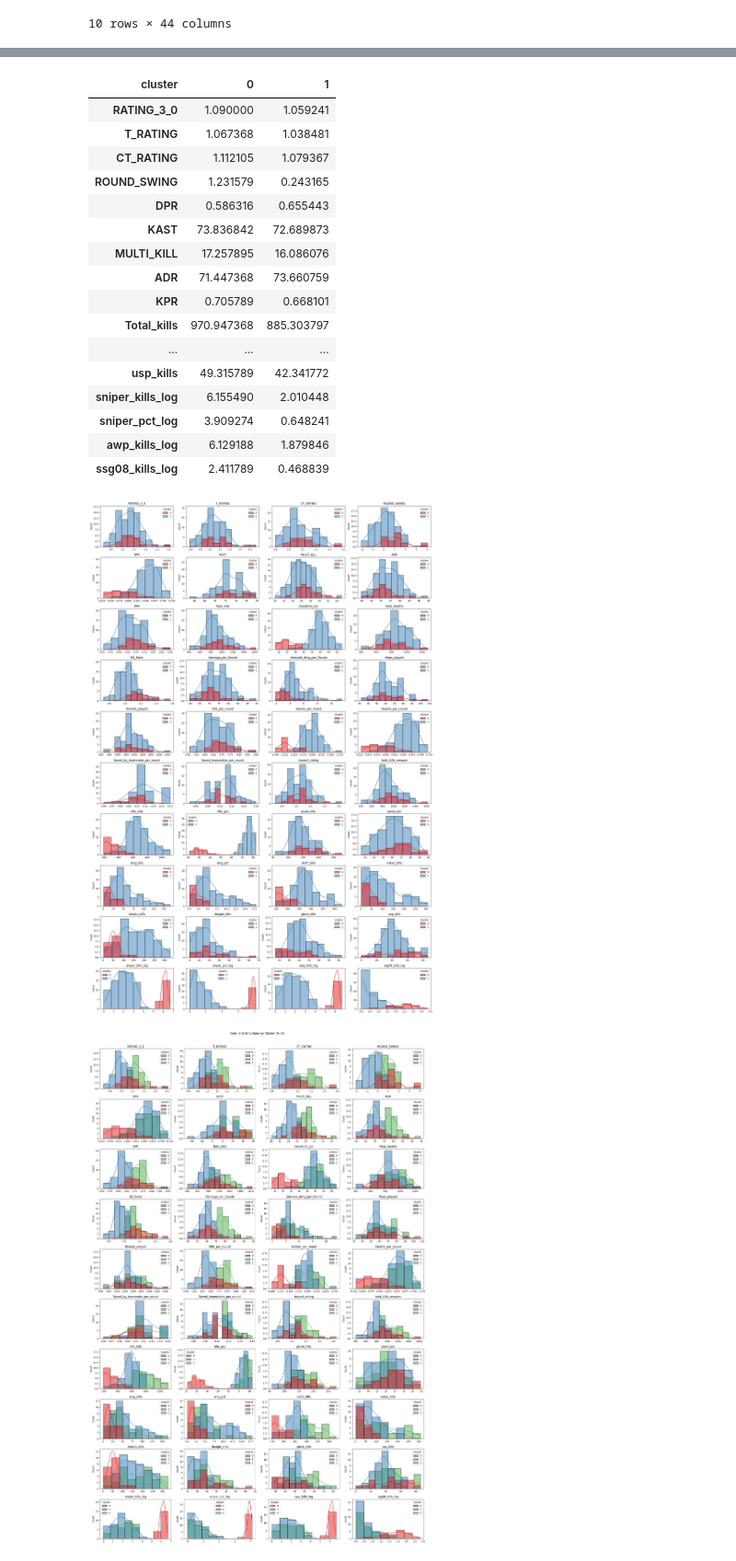
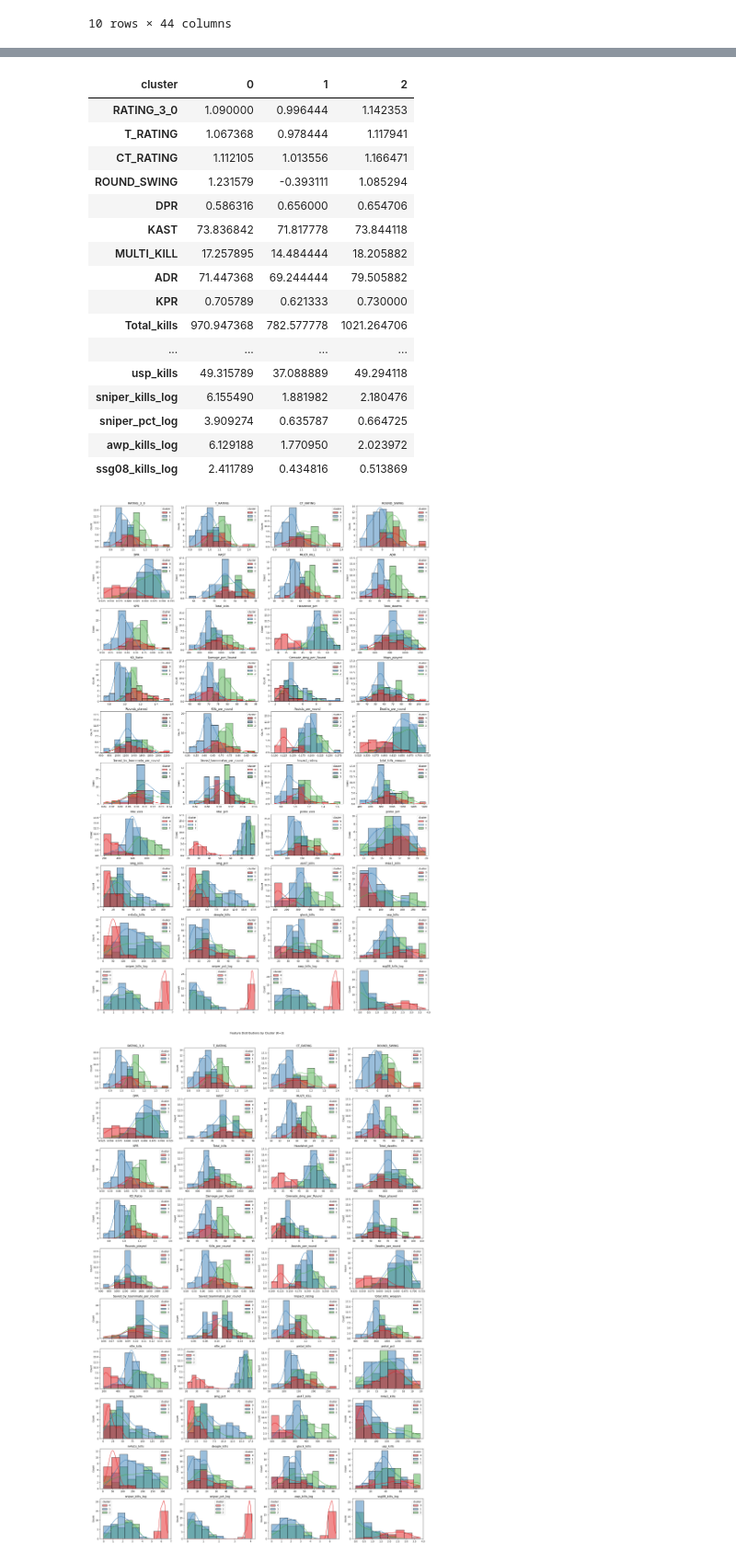
Before and after one commit to dantngn98/hltv_players_unsupervised_learning, a Jupyter notebook: notebooks/Kmeans_clustering.ipynb, the cells around one changed output, grey strips where cells are left out. Shown at 92% size. Drawn from its saved outputs; the diff is of its cells as text; code cells hidden in the pictures.

Commit message:
updated to fit the blog
- added fig.savefig for any plot that we needed in the blog
- updated table to utilize 3 k-means instead of 2
- added top 5 features plots

```diff
--- a/notebooks/Kmeans_clustering.ipynb
+++ b/notebooks/Kmeans_clustering.ipynb
@@ -165,31 +224,31 @@ cluster
 Name: count, dtype: int64
 # %%
 cluster_summary = X.copy()
-cluster_summary['cluster'] = kmeans.labels_
+cluster_summary['cluster'] = kmeans3.labels_
 
 cluster_summary.groupby('cluster').mean().T
 # %% [output]
-| cluster | 0 | 1 |
-| RATING_3_0 | 1.090000 | 1.059241 |
-| T_RATING | 1.067368 | 1.038481 |
-| CT_RATING | 1.112105 | 1.079367 |
-| ROUND_SWING | 1.231579 | 0.243165 |
-| DPR | 0.586316 | 0.655443 |
-| KAST | 73.836842 | 72.689873 |
-| MULTI_KILL | 17.257895 | 16.086076 |
-| ADR | 71.447368 | 73.660759 |
-| KPR | 0.705789 | 0.668101 |
-| Total_kills | 970.947368 | 885.303797 |
-| ... | ... | ... |
-| usp_kills | 49.315789 | 42.341772 |
-| sniper_kills_log | 6.155490 | 2.010448 |
-| sniper_pct_log | 3.909274 | 0.648241 |
-| awp_kills_log | 6.129188 | 1.879846 |
-| ssg08_kills_log | 2.411789 | 0.468839 |
+| cluster | 0 | 1 | 2 |
+| RATING_3_0 | 1.090000 | 0.996444 | 1.142353 |
+| T_RATING | 1.067368 | 0.978444 | 1.117941 |
+| CT_RATING | 1.112105 | 1.013556 | 1.166471 |
+| ROUND_SWING | 1.231579 | -0.393111 | 1.085294 |
+| DPR | 0.586316 | 0.656000 | 0.654706 |
+| KAST | 73.836842 | 71.817778 | 73.844118 |
+| MULTI_KILL | 17.257895 | 14.484444 | 18.205882 |
+| ADR | 71.447368 | 69.244444 | 79.505882 |
+| KPR | 0.705789 | 0.621333 | 0.730000 |
+| Total_kills | 970.947368 | 782.577778 | 1021.264706 |
+| ... | ... | ... | ... |
+| usp_kills | 49.315789 | 37.088889 | 49.294118 |
+| sniper_kills_log | 6.155490 | 1.881982 | 2.180476 |
+| sniper_pct_log | 3.909274 | 0.635787 | 0.664725 |
+| awp_kills_log | 6.129188 | 1.770950 | 2.023972 |
+| ssg08_kills_log | 2.411789 | 0.434816 | 0.513869 |
 # %%
 feature_cols = list(data['feature_cols'])
 
-X_labeled = pd.DataFrame({'player_id': df['player_id'].to_list(), 'cluster': kmeans.labels_})
+X_labeled = pd.DataFrame({'player_id': df['player_id'].to_list(), 'cluster': kmeans3.labels_})
 
 df_labeled = df.join(
     pl.DataFrame(X_labeled),
@@ -204,34 +263,34 @@ for col in feature_cols:
         pl.col(col).std().alias(f'{col}_std'),
         pl.col(col).min().alias(f'{col}_min'),
         pl.col(col).max().alias(f'{col}_max'),
         pl.col(col).median().alias(f'{col}_median'),
     ]
 
 cluster_agg = df_labeled.group_by('cluster').agg(agg_exprs).sort('cluster')
 cluster_agg
 
 
 
 df_plot = df_labeled.select(feature_cols + ['cluster']).to_pandas()
 
 n_cols = 4
 n_rows = -(-len(feature_cols) // n_cols)
 
 fig, axes = plt.subplots(n_rows, n_cols, figsize=(20, n_rows * 3))
 axes = axes.flatten()
 
 for i, col in enumerate(feature_cols):
     sns.histplot(data=df_plot, x=col, hue='cluster', kde=True, ax=axes[i], palette='Set1')
     axes[i].set_title(col)
     axes[i].set_xlabel('')
 
 for j in range(i + 1, len(axes)):
     axes[j].set_visible(False)
 
 plt.tight_layout()
 plt.show()
 # %% [output]
-[figure, old version]
+[figure, new version]
 # %%
 X_labeled3 = pd.DataFrame({'player_id': df['player_id'].to_list(), 'cluster': kmeans3.labels_})
 
```
Also changed, not shown: parts of 8 cells of this notebook.
